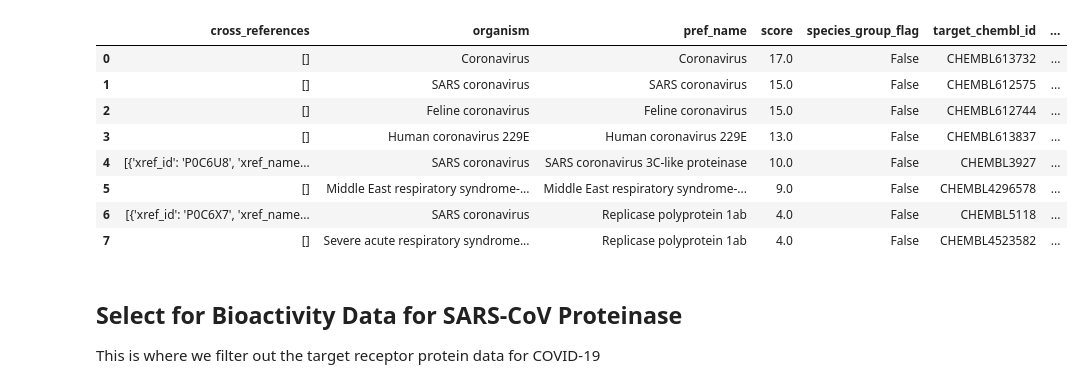
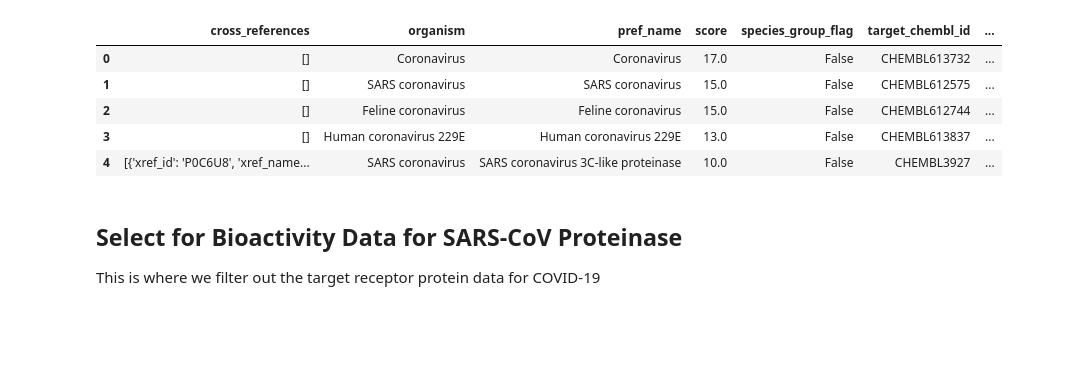
Before and after one commit to mehdimerbah/CompDrugDiscovery, a Jupyter notebook: CDD_preprocessing.ipynb, the cells around one changed output. Saved outputs shown, nothing was run; the diff lists cells and outputs as text; code cells hidden in the pictures; blank space fills up the shorter version.

```diff
--- a/CDD_preprocessing.ipynb
+++ b/CDD_preprocessing.ipynb
@@ -28,19 +24,16 @@ import pandas as pd
 from chembl_webresource_client.new_client import new_client
 # %%
 target = new_client.target
-target_query= target.search('coronavirus')
+target_query = target.search('coronavirus')
 targets = pd.DataFrame.from_dict(target_query)
-targets
+targets.head(5)
 # %% [output]
 |  | cross_references | organism | pref_name | score | species_group_flag | target_chembl_id | ... |
 | 0 | [] | Coronavirus | Coronavirus | 17.0 | False | CHEMBL613732 | ... |
 | 1 | [] | SARS coronavirus | SARS coronavirus | 15.0 | False | CHEMBL612575 | ... |
 | 2 | [] | Feline coronavirus | Feline coronavirus | 15.0 | False | CHEMBL612744 | ... |
 | 3 | [] | Human coronavirus 229E | Human coronavirus 229E | 13.0 | False | CHEMBL613837 | ... |
 | 4 | [{'xref_id': 'P0C6U8', 'xref_name... | SARS coronavirus | SARS coronavirus 3C-like proteinase | 10.0 | False | CHEMBL3927 | ... |
-| 5 | [] | Middle East respiratory syndrome-... | Middle East respiratory syndrome-... | 9.0 | False | CHEMBL4296578 | ... |
-| 6 | [{'xref_id': 'P0C6X7', 'xref_name... | SARS coronavirus | Replicase polyprotein 1ab | 4.0 | False | CHEMBL5118 | ... |
-| 7 | [] | Severe acute respiratory syndrome... | Replicase polyprotein 1ab | 4.0 | False | CHEMBL4523582 | ... |
 # %% [markdown]
 ## Select for Bioactivity Data for SARS-CoV Proteinase
 This is where we filter out the target receptor protein data for COVID-19
```
Also changed, not shown: parts of 4 cells of this notebook.
